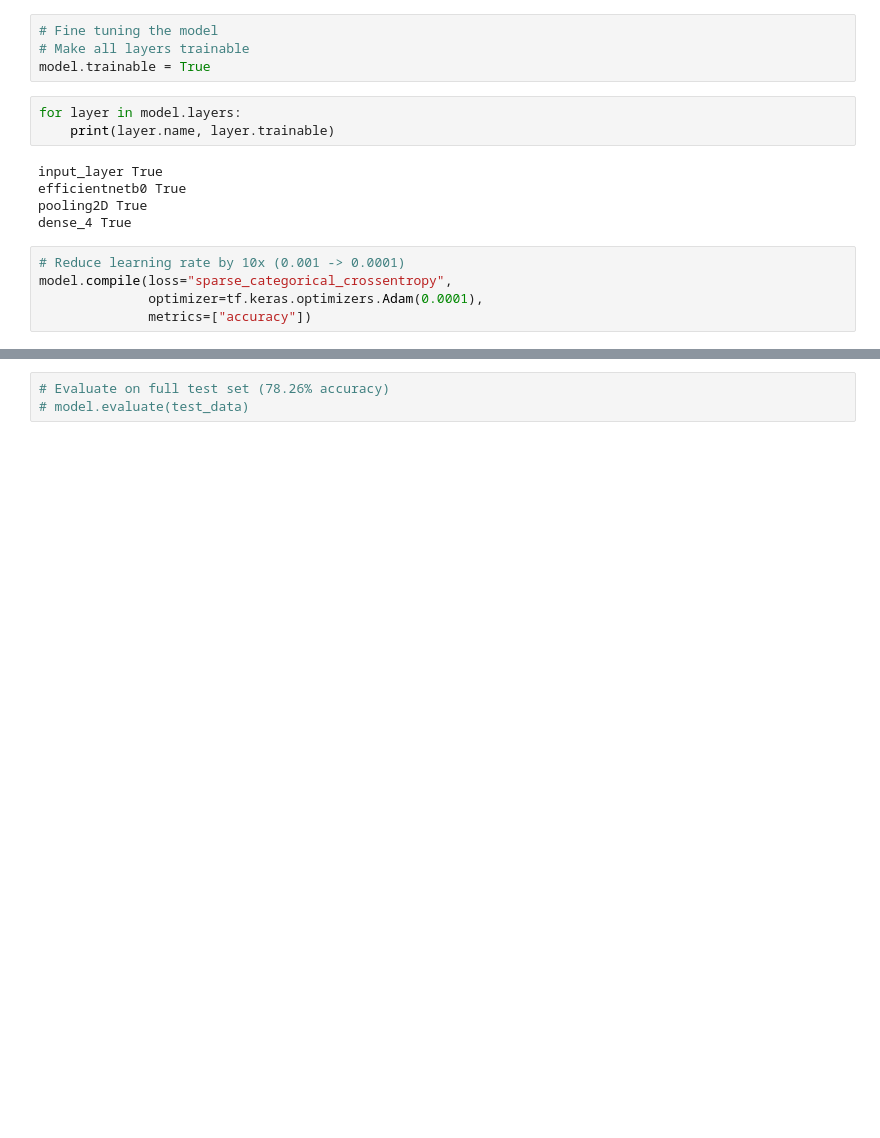
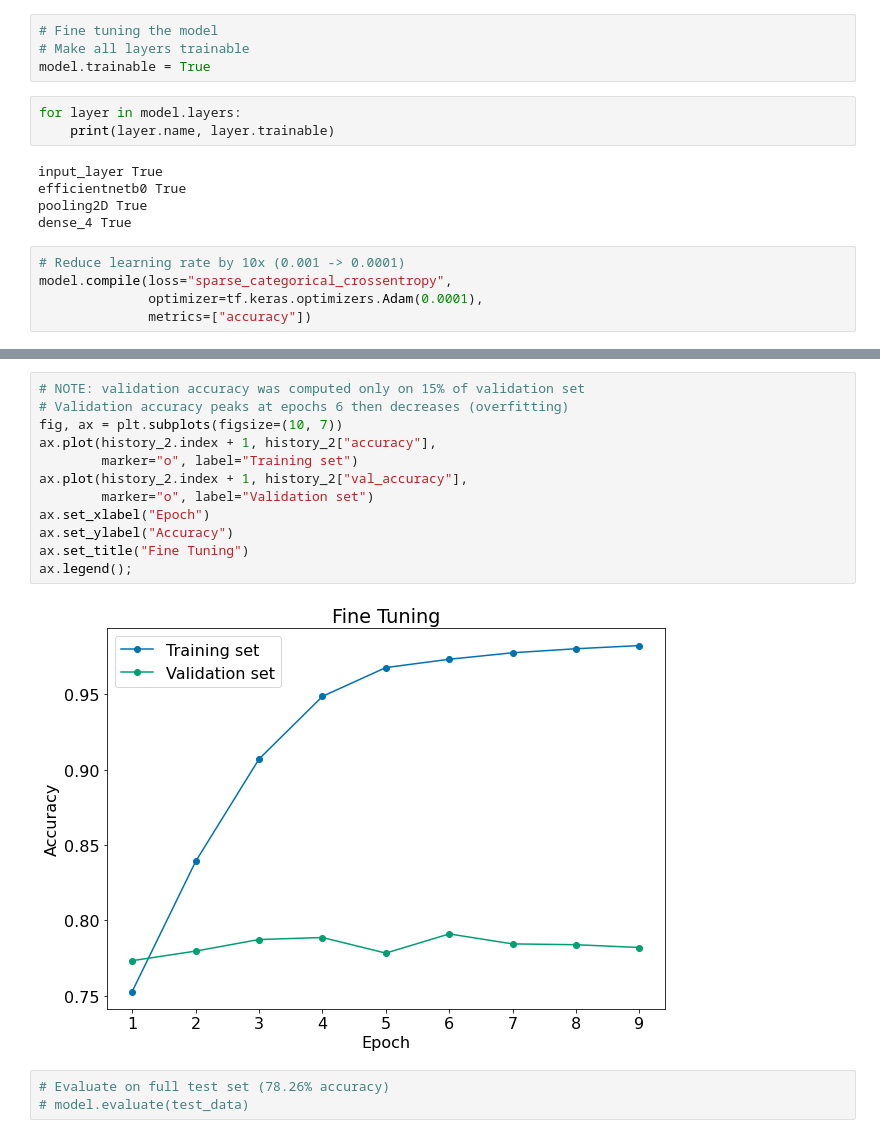
Before and after one commit to aandroni/food-vision, a Jupyter notebook: food_vision.ipynb, the cells around one changed output, grey strips where cells are left out. Saved outputs shown, nothing was run; the diff lists cells and outputs as text; blank space fills up the shorter version.

```diff
--- a/food_vision.ipynb
+++ b/food_vision.ipynb
@@ -253,6 +254,20 @@ WARNING:absl:Importing a function (__inference_block6a_activation_layer_call_and
 WARNING:absl:Importing a function (__inference_block5c_activation_layer_call_and_return_conditional_losses_302532) with ops with custom gradients. Will likely fail if a gradient is requested.
 WARNING:absl:Importing a function (__inference_stem_activation_layer_call_and_return_conditional_losses_265904) with ops with custom gradients. Will likely fail if a gradient is requested.
 WARNING:absl:Importing a function (__inference_block4a_activation_layer_call_and_return_conditional_losses_266661) with ops with custom gradients. Will likely fail if a gradient is requested.
+# %%
+# NOTE: validation accuracy was computed only on 15% of validation set
+# Validation accuracy peaks at epochs 6 then decreases (overfitting)
+fig, ax = plt.subplots(figsize=(10, 7))
+ax.plot(history_2.index + 1, history_2["accuracy"],
+        marker="o", label="Training set")
+ax.plot(history_2.index + 1, history_2["val_accuracy"],
+        marker="o", label="Validation set")
+ax.set_xlabel("Epoch")
+ax.set_ylabel("Accuracy")
+ax.set_title("Fine Tuning")
+ax.legend();
+# %% [output]
+[figure, added]
 # %%
 # Evaluate on full test set (78.26% accuracy)
 # model.evaluate(test_data)
```
Also changed, not shown: parts of 5 cells of this notebook, 1 other file.
